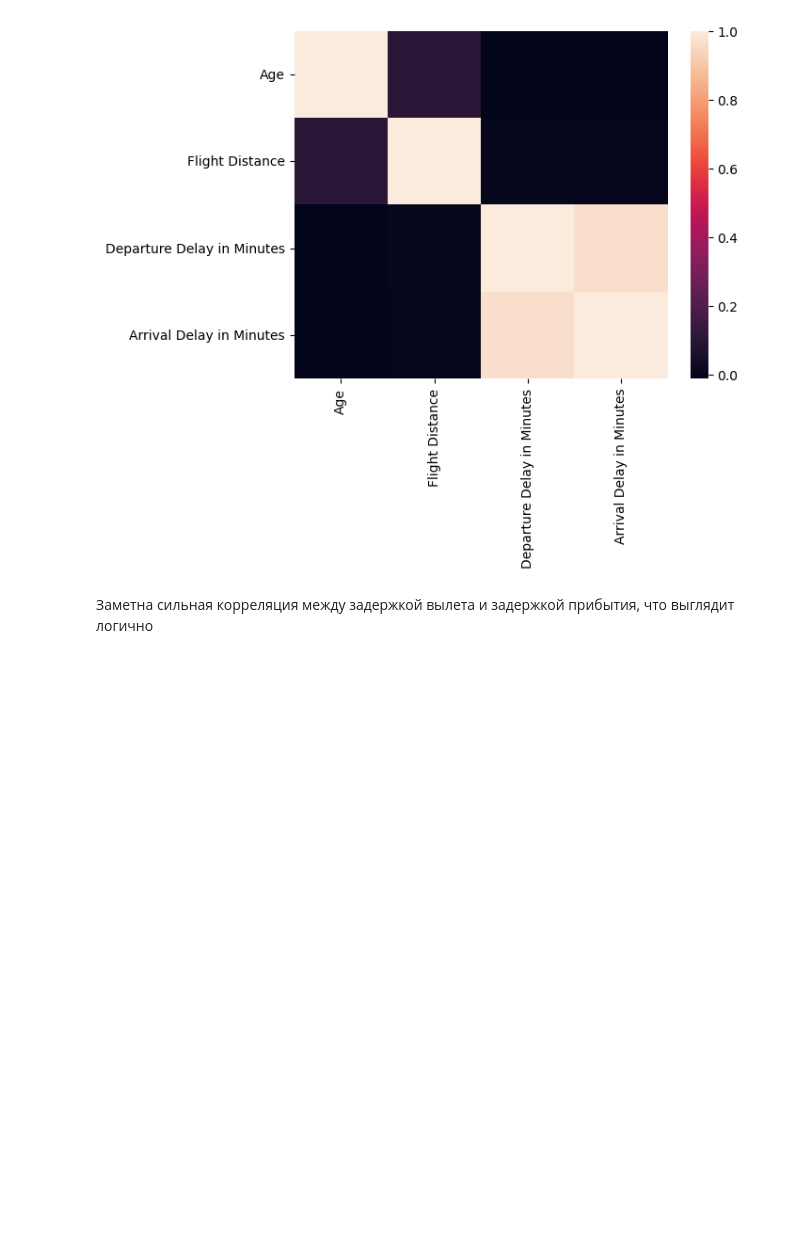
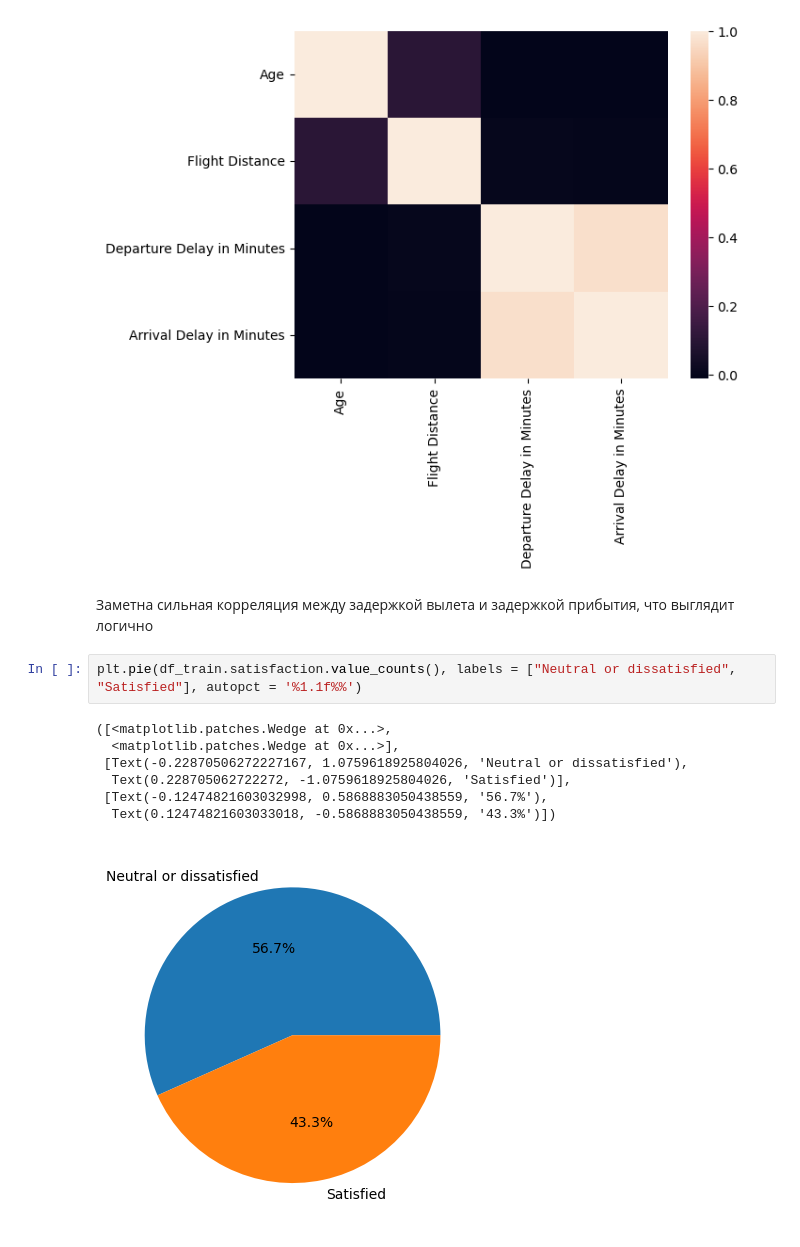
Before and after one commit to KiriruZaytsev/customer_satisfaction, a Jupyter notebook: Untitled.ipynb, the cells around one changed output. Cells and saved outputs as stored; diff of their text form; blank space fills up the shorter version.

```diff
--- a/Untitled.ipynb
+++ b/Untitled.ipynb
@@ -174,3 +176,13 @@ sns.heatmap(corr)
 [figure]
 # %% [markdown]
 Заметна сильная корреляция между задержкой вылета и задержкой прибытия, что выглядит логично
+# %%
+plt.pie(df_train.satisfaction.value_counts(), labels = ["Neutral or dissatisfied", "Satisfied"], autopct = '%1.1f%%')
+# %% [output]
+([<matplotlib.patches.Wedge at 0x...>,
+  <matplotlib.patches.Wedge at 0x...>],
+ [Text(-0.22870506272227167, 1.0759618925804026, 'Neutral or dissatisfied'),
+  Text(0.228705062722272, -1.0759618925804026, 'Satisfied')],
+ [Text(-0.12474821603032998, 0.5868883050438559, '56.7%'),
+  Text(0.12474821603033018, -0.5868883050438559, '43.3%')])
+[figure, added]
```
Also changed, not shown: parts of 42 cells of this notebook.
